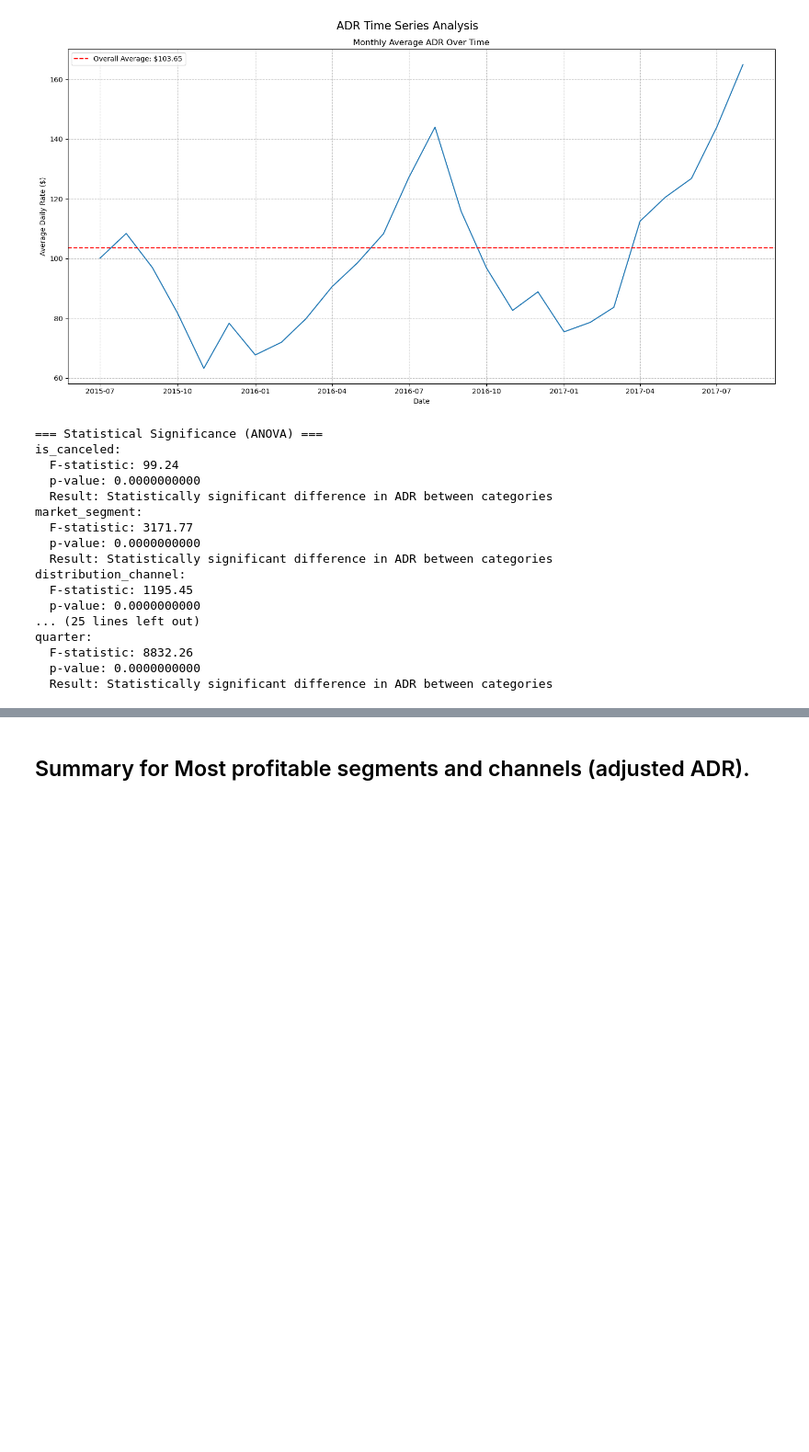
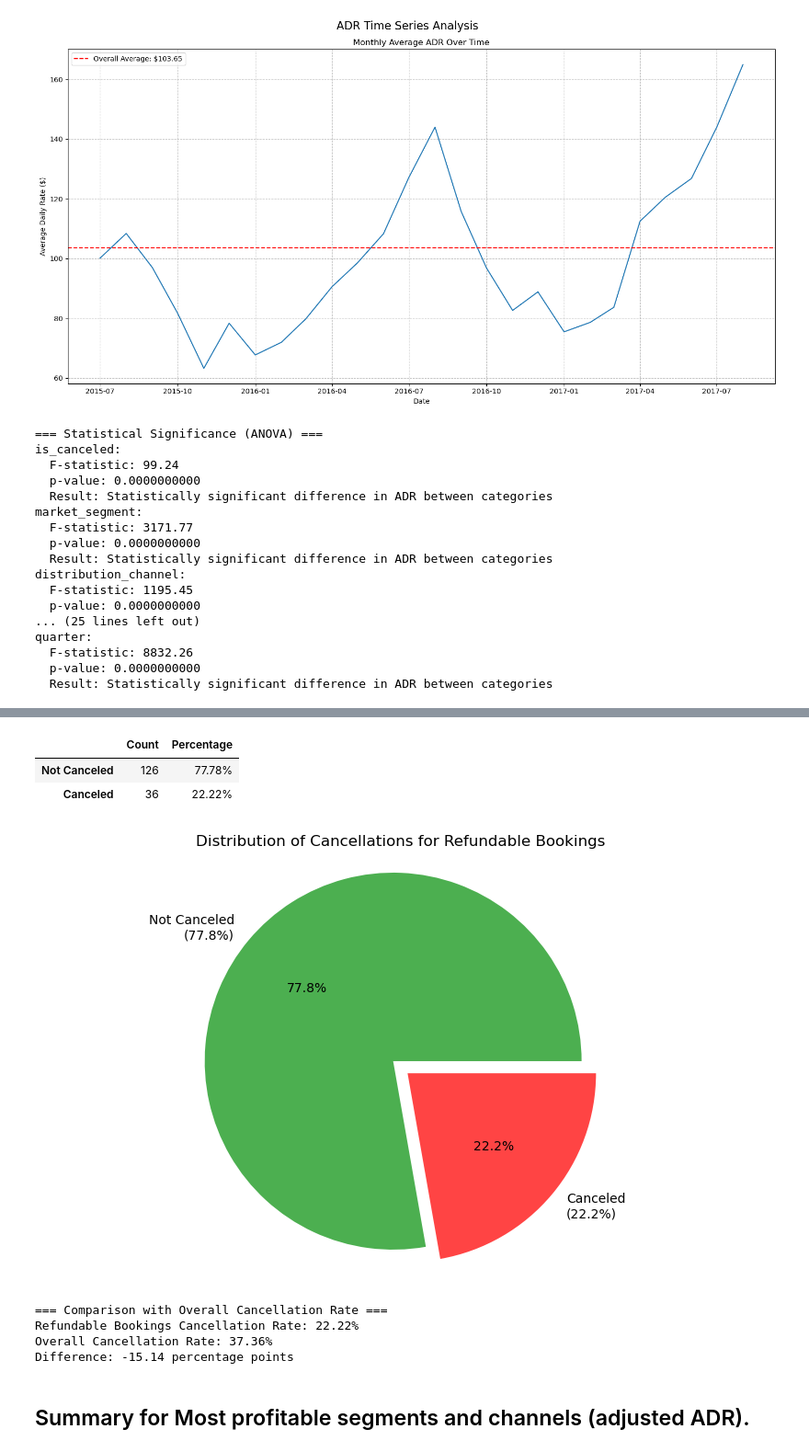
Before and after one commit to GuillermoDuMa/Reboot-Academy-Project-2-Hotel-Bookings, a Jupyter notebook: EDA-david.ipynb, the cells around one changed output, grey strips where cells are left out. Shown at 92% size. Drawn from its saved outputs; the diff is of its cells as text; code cells hidden in the pictures; blank space fills up the shorter version.

```diff
--- a/EDA-david.ipynb
+++ b/EDA-david.ipynb
@@ -276,0 +279,72 @@ quarter:
+# %%
+# Create a cross-tabulation of deposit_type 'Refundable' and is_canceled
+refundable_cancellations = pd.crosstab(
+    df[df['deposit_type'] == 'Refundable']['is_canceled'],
+    df[df['deposit_type'] == 'Refundable']['deposit_type'],
+    normalize='columns'
+) * 100
+
+# Get the total number of refundable bookings
+total_refundable = len(df[df['deposit_type'] == 'Refundable'])
+
+# Create a detailed analysis
+print("=== Analysis of Refundable Bookings and Cancellations ===\n")
+print(f"Total Refundable Bookings: {total_refundable}")
+
+# Get the counts and percentages
+cancellation_counts = df[df['deposit_type'] == 'Refundable']['is_canceled'].value_counts()
+cancellation_percentages = cancellation_counts / total_refundable * 100
+
+# Create a DataFrame for better visualization
+analysis_df = pd.DataFrame({
+    'Count': cancellation_counts,
+    'Percentage': cancellation_percentages.round(2)
+})
+analysis_df.index = ['Not Canceled', 'Canceled']
+
+# Display the styled results
+styled_analysis = analysis_df.style\
+    .set_properties(**{
+        'background-color': '#000000',
+        'color': '#ffffff',
+        'border-color': '#333333',
+        'border-style': 'solid',
+        'border-width': '1px',
+        'padding': '10px',
+        'text-align': 'left'
+    })\
+    .set_table_styles([
+        {'selector': 'th',
+         'props': [('background-color', '#4CAF50'),
+                  ('color', 'white'),
+                  ('font-weight', 'bold'),
+                  ('padding', '10px'),
+                  ('text-align', 'left')]},
+        {'selector': 'tr:hover',
+         'props': [('background-color', '#1a1a1a')]}
+    ])\
+    .format({'Percentage': '{:.2f}%'})
+
+# Create a visualization
+plt.figure(figsize=(10, 6))
+plt.pie(analysis_df['Count'],
+        labels=[f'{idx}\n({row["Percentage"]:.1f}%)' for idx, row in analysis_df.iterrows()],
+        autopct='%1.1f%%',
+        colors=['#4CAF50', '#ff4444'],
+        explode=(0, 0.1))
+plt.title('Distribution of Cancellations for Refundable Bookings')
+plt.axis('equal')
+
+# Display both the table and the plot
+display(styled_analysis)
+plt.show()
+
+# Compare with overall cancellation rate
+total_cancellation_rate = (df['is_canceled'].mean() * 100).round(2)
+refundable_cancellation_rate = (df[df['deposit_type'] == 'Refundable']['is_canceled'].mean() * 100).round(2)
+
+print("\n=== Comparison with Overall Cancellation Rate ===")
+print(f"Refundable Bookings Cancellation Rate: {refundable_cancellation_rate}%")
+print(f"Overall Cancellation Rate: {total_cancellation_rate}%")
+print(f"Difference: {(refundable_cancellation_rate - total_cancellation_rate):.2f} percentage points")
+# %% [output]
@@ -277,3 +354,11 @@ quarter:
+|  | Count | Percentage |
+| Not Canceled | 126 | 77.78% |
+| Canceled | 36 | 22.22% |
+[figure, added]
+=== Comparison with Overall Cancellation Rate ===
+Refundable Bookings Cancellation Rate: 22.22%
+Overall Cancellation Rate: 37.36%
+Difference: -15.14 percentage points
 # %% [markdown]
 ## Summary for Most profitable segments and channels (adjusted ADR).
 # %%
```
Also changed, not shown: parts of 3 cells of this notebook.
